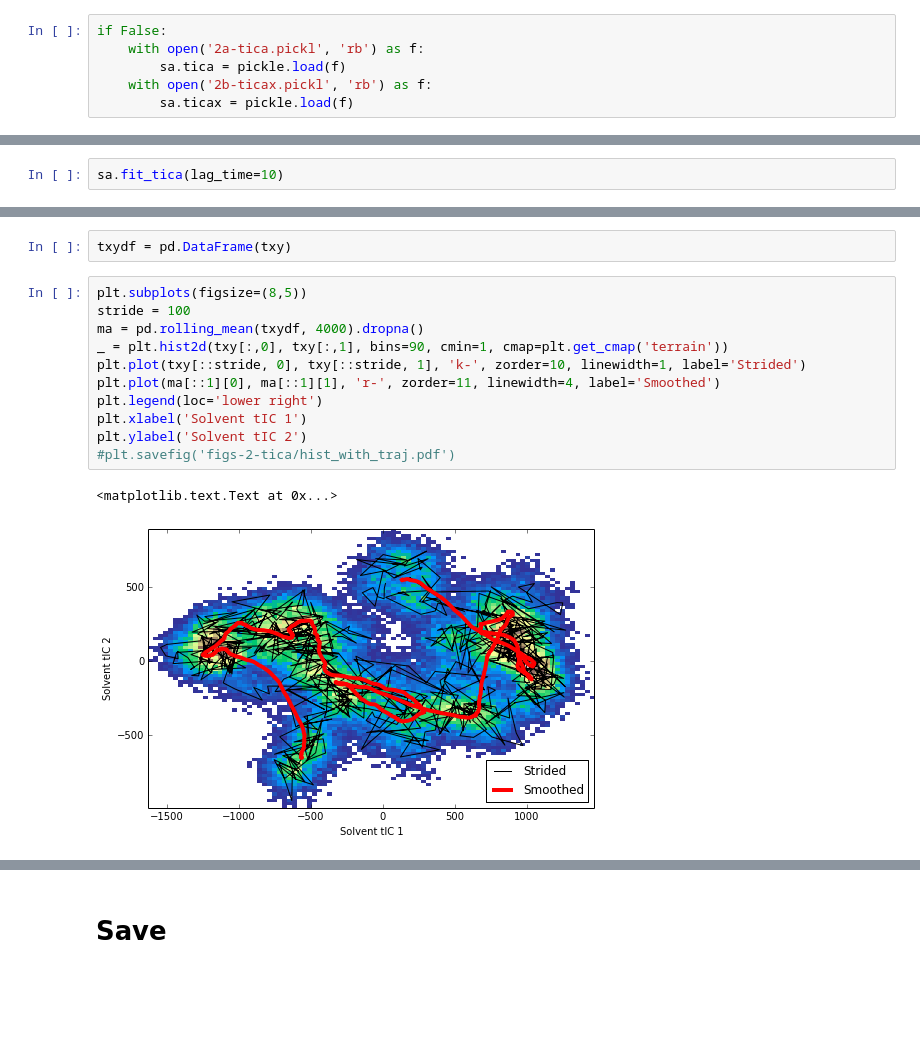
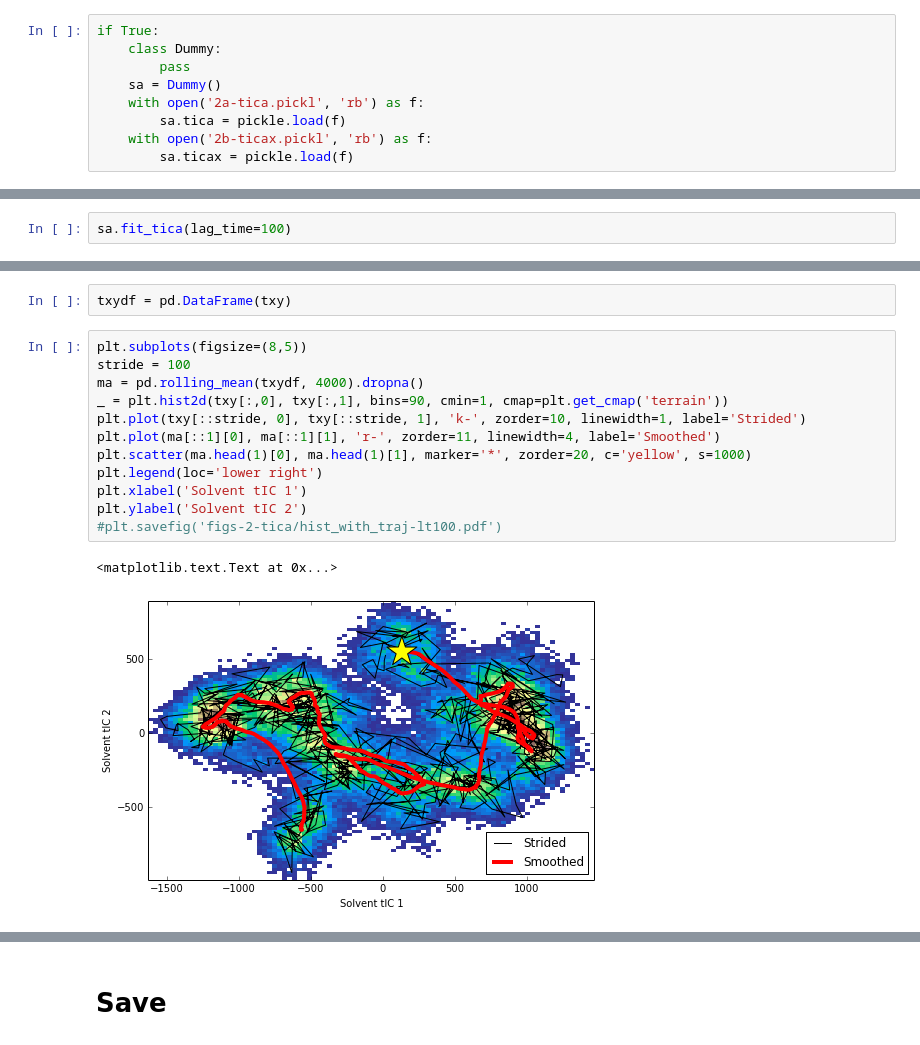
Before and after one commit to mpharrigan/wetmsm, a Jupyter notebook: ipython/kchan/hoh/2-kchan_tica.ipynb, the cells around one changed output, grey strips where cells are left out. Drawn from its saved outputs; the diff is of its cells as text; blank space fills up the shorter version.

```diff
--- a/ipython/kchan/hoh/2-kchan_tica.ipynb
+++ b/ipython/kchan/hoh/2-kchan_tica.ipynb
@@ -10,7 +10,10 @@ cd ~/implement/wetmsm/kchan/hoh/
 with open('1f-sa.pickl', 'rb') as f:
     sa = pickle.load(f)
 # %%
-if False:
+if True:
+    class Dummy:
+        pass
+    sa = Dummy()
     with open('2a-tica.pickl', 'rb') as f:
         sa.tica = pickle.load(f)
     with open('2b-ticax.pickl', 'rb') as f:
@@ -55,7 +58,7 @@ plt.yscale('log')
 # %% [markdown]
 # tICA
 # %%
-sa.fit_tica(lag_time=10)
+sa.fit_tica(lag_time=100)
 # %%
 plt.subplots(figsize=(3,5))
 plt.hlines(sa.tica.timescales_, 0, 1, 'b')
@@ -94,14 +117,15 @@ txydf = pd.DataFrame(txy)
 # %%
 plt.subplots(figsize=(8,5))
 stride = 100
 ma = pd.rolling_mean(txydf, 4000).dropna()
 _ = plt.hist2d(txy[:,0], txy[:,1], bins=90, cmin=1, cmap=plt.get_cmap('terrain'))
 plt.plot(txy[::stride, 0], txy[::stride, 1], 'k-', zorder=10, linewidth=1, label='Strided')
 plt.plot(ma[::1][0], ma[::1][1], 'r-', zorder=11, linewidth=4, label='Smoothed')
+plt.scatter(ma.head(1)[0], ma.head(1)[1], marker='*', zorder=20, c='yellow', s=1000)
 plt.legend(loc='lower right')
 plt.xlabel('Solvent tIC 1')
 plt.ylabel('Solvent tIC 2')
-#plt.savefig('figs-2-tica/hist_with_traj.pdf')
+#plt.savefig('figs-2-tica/hist_with_traj-lt100.pdf')
 # %% [output]
 <matplotlib.text.Text at 0x...>
-[figure, old version]
+[figure, new version]
```
Also changed, not shown: parts of 9 cells of this notebook, 4 other files.
